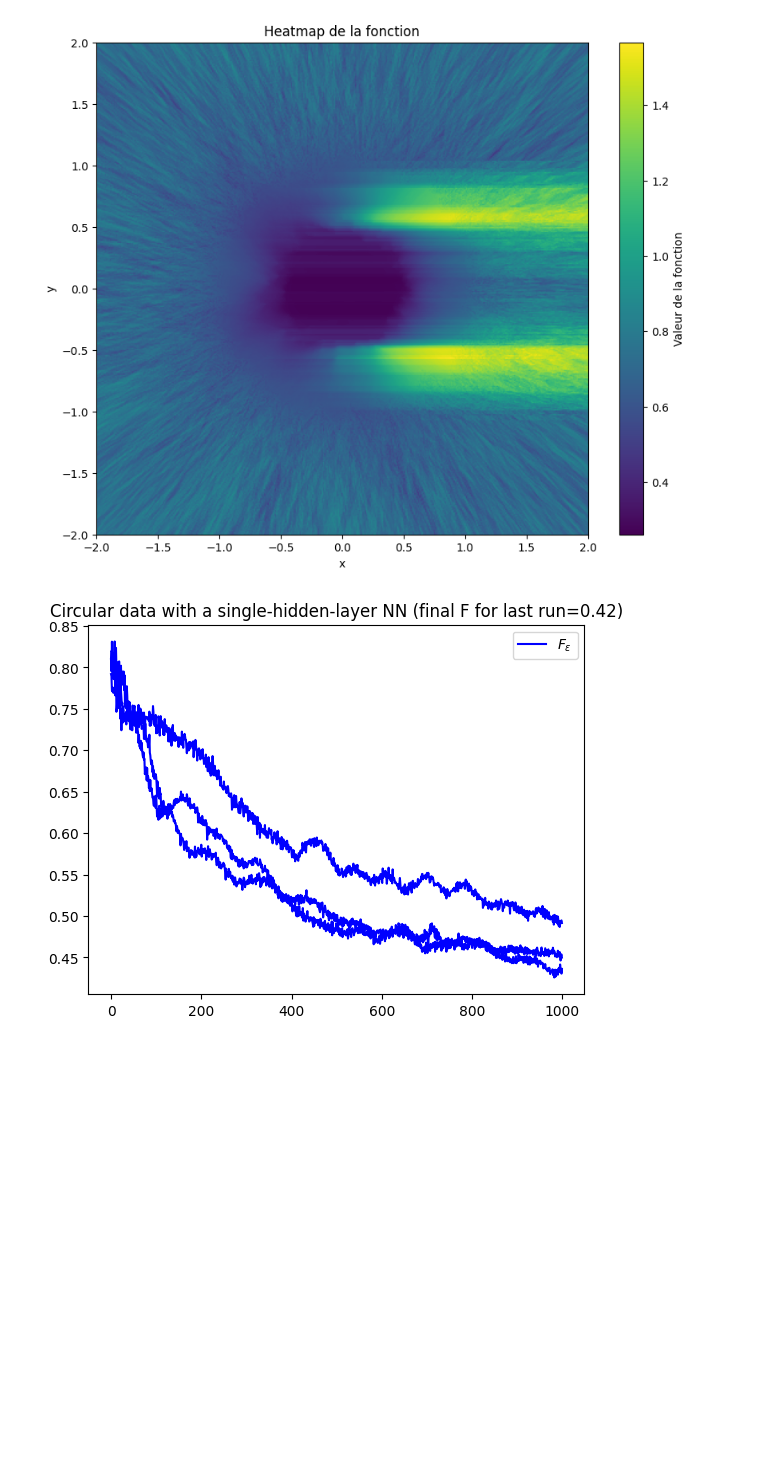
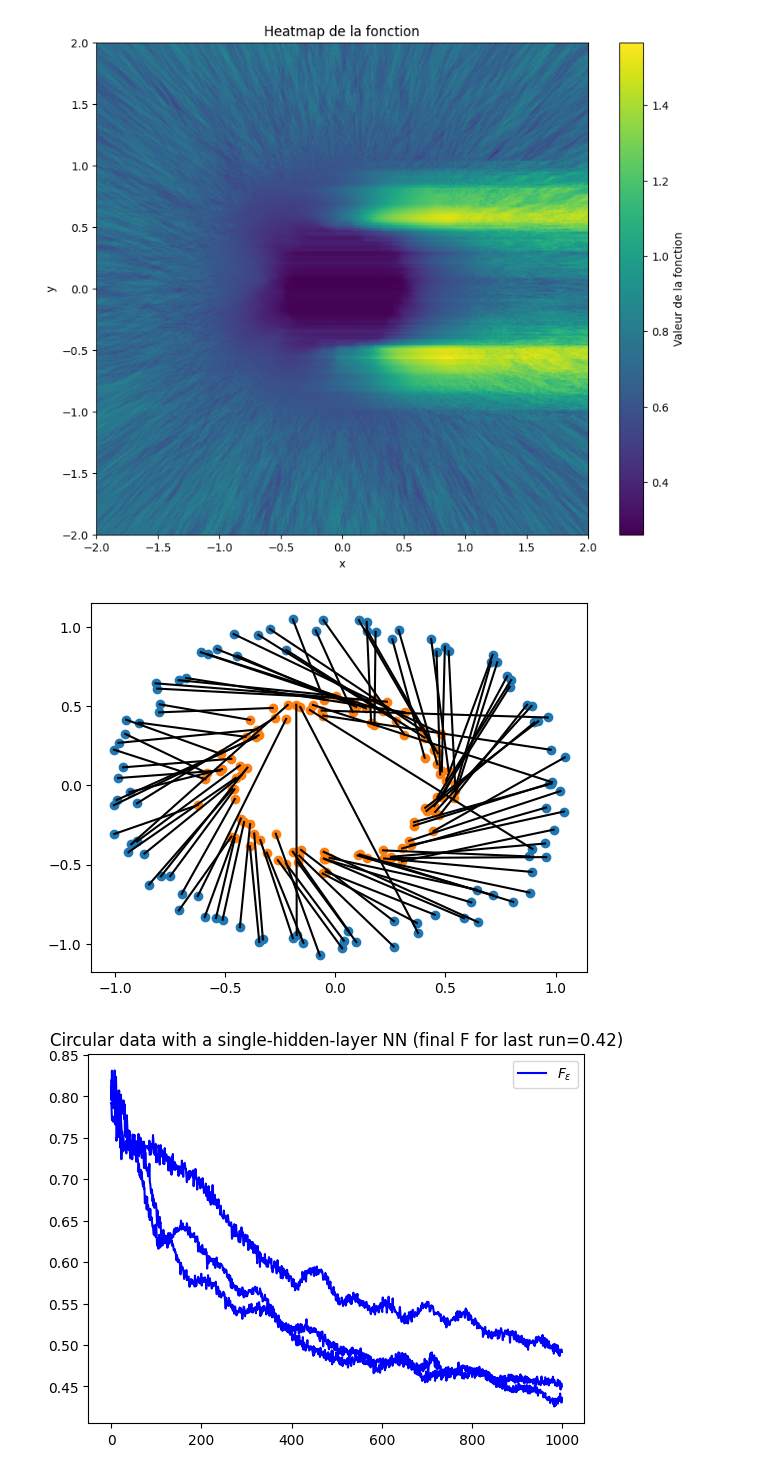
Before and after one commit to rtavenar/dgswp, a Jupyter notebook: grad_desc_torch.ipynb, the cells around one changed output. Drawn from its saved outputs; the diff is of its cells as text; code cells hidden in the pictures; blank space fills up the shorter version.

```diff
--- a/grad_desc_torch.ipynb
+++ b/grad_desc_torch.ipynb
@@ -362,6 +362,22 @@ plt.title('Heatmap de la fonction')
 # %% [output]
 Text(0.5, 1.0, 'Heatmap de la fonction')
 [figure]
+# %%
+def F_nn_indexes(x, y, theta):
+    pos_x_1d = torch.argsort(torch.atan2((x[:,1] - theta[1]), (x[:,0]-theta[0])))
+    pos_y_1d = torch.argsort(torch.atan2((y[:,1] - theta[1]), (y[:,0]-theta[0])))
+    return pos_x_1d, pos_y_1d
+
+ind_x, ind_y = F_nn_indexes(x_circ.float(), y_circ.float(), theta)
+
+plt.scatter(x_circ.detach().numpy()[:, 0], x_circ.detach().numpy()[:, 1])
+plt.scatter(y_circ.detach().numpy()[:, 0], y_circ.detach().numpy()[:, 1]);
+for i, j in zip(ind_x, ind_y):
+    plt.plot([x_circ.detach().numpy()[i, 0], y_circ.detach().numpy()[j, 0]],
+             [x_circ.detach().numpy()[i, 1], y_circ.detach().numpy()[j, 1]],
+             color='k')
+# %% [output]
+[figure, added]
 # %%
 from torch import nn
 
```
Also changed, not shown: parts of 7 cells of this notebook.
